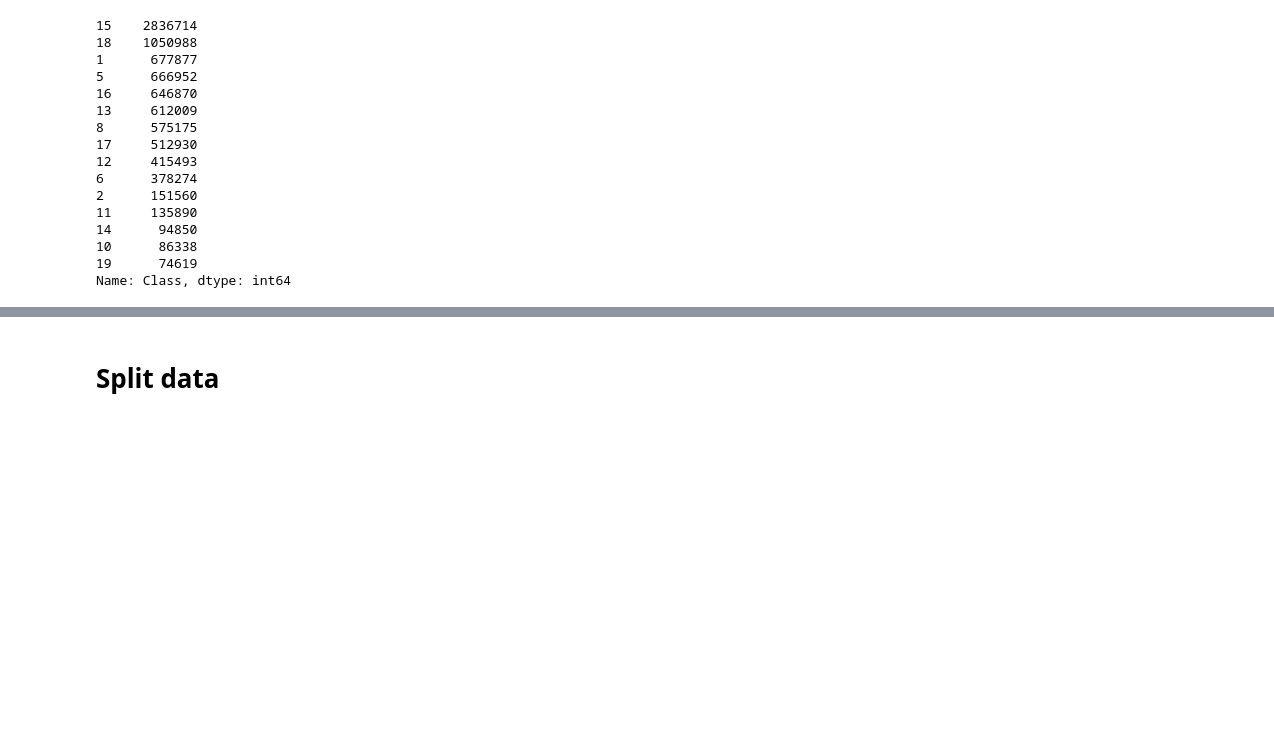
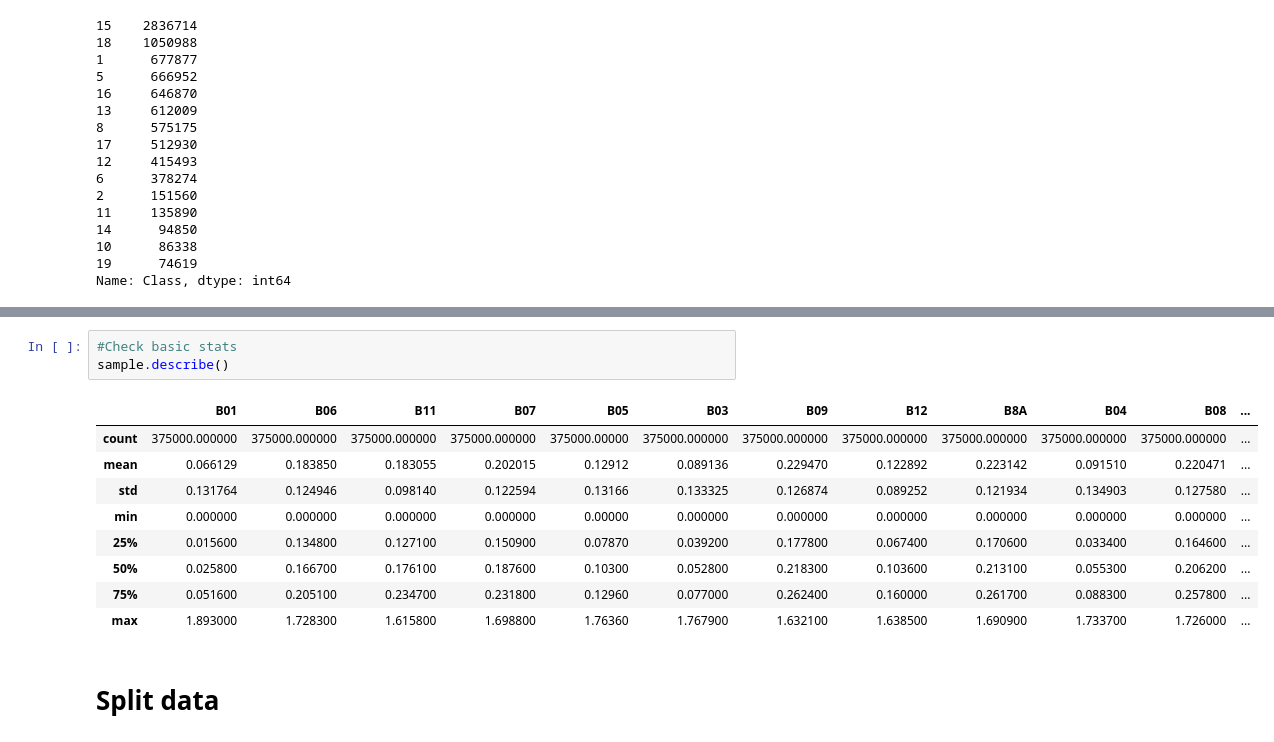
Before and after one commit to MudSnail/Land_Cover_Classification, a Jupyter notebook: Basic_Pipeline.ipynb, the cells around one changed output, grey strips where cells are left out. Drawn from its saved outputs; the diff is of its cells as text; blank space fills up the shorter version.

```diff
--- a/Basic_Pipeline.ipynb
+++ b/Basic_Pipeline.ipynb
@@ -118,3 +118,16 @@ sample.head(4)
+# %%
+#Check basic stats
+sample.describe()
+# %% [output]
+|  | B01 | B06 | B11 | B07 | B05 | B03 | B09 | B12 | B8A | B04 | B08 | ... |
+| count | 375000.000000 | 375000.000000 | 375000.000000 | 375000.000000 | 375000.00000 | 375000.000000 | 375000.000000 | 375000.000000 | 375000.000000 | 375000.000000 | 375000.000000 | ... |
+| mean | 0.066129 | 0.183850 | 0.183055 | 0.202015 | 0.12912 | 0.089136 | 0.229470 | 0.122892 | 0.223142 | 0.091510 | 0.220471 | ... |
+| std | 0.131764 | 0.124946 | 0.098140 | 0.122594 | 0.13166 | 0.133325 | 0.126874 | 0.089252 | 0.121934 | 0.134903 | 0.127580 | ... |
+| min | 0.000000 | 0.000000 | 0.000000 | 0.000000 | 0.00000 | 0.000000 | 0.000000 | 0.000000 | 0.000000 | 0.000000 | 0.000000 | ... |
+| 25% | 0.015600 | 0.134800 | 0.127100 | 0.150900 | 0.07870 | 0.039200 | 0.177800 | 0.067400 | 0.170600 | 0.033400 | 0.164600 | ... |
+| 50% | 0.025800 | 0.166700 | 0.176100 | 0.187600 | 0.10300 | 0.052800 | 0.218300 | 0.103600 | 0.213100 | 0.055300 | 0.206200 | ... |
+| 75% | 0.051600 | 0.205100 | 0.234700 | 0.231800 | 0.12960 | 0.077000 | 0.262400 | 0.160000 | 0.261700 | 0.088300 | 0.257800 | ... |
+| max | 1.893000 | 1.728300 | 1.615800 | 1.698800 | 1.76360 | 1.767900 | 1.632100 | 1.638500 | 1.690900 | 1.733700 | 1.726000 | ... |
 # %% [markdown]
 # Split data
 # %%
```
Also changed, not shown: parts of 6 cells of this notebook.
